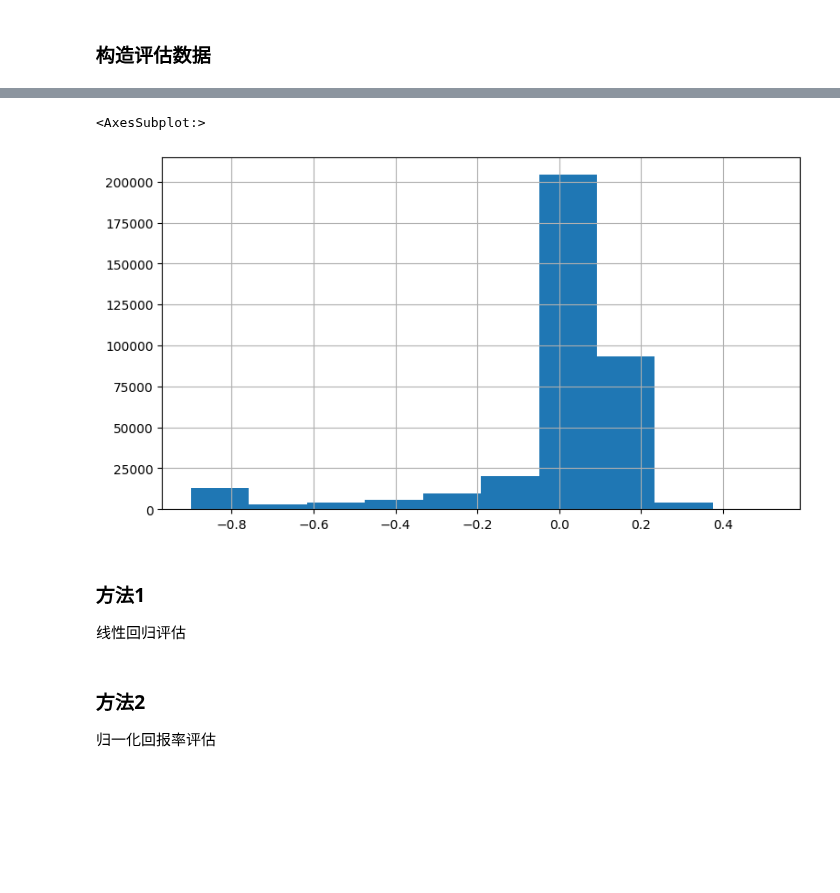
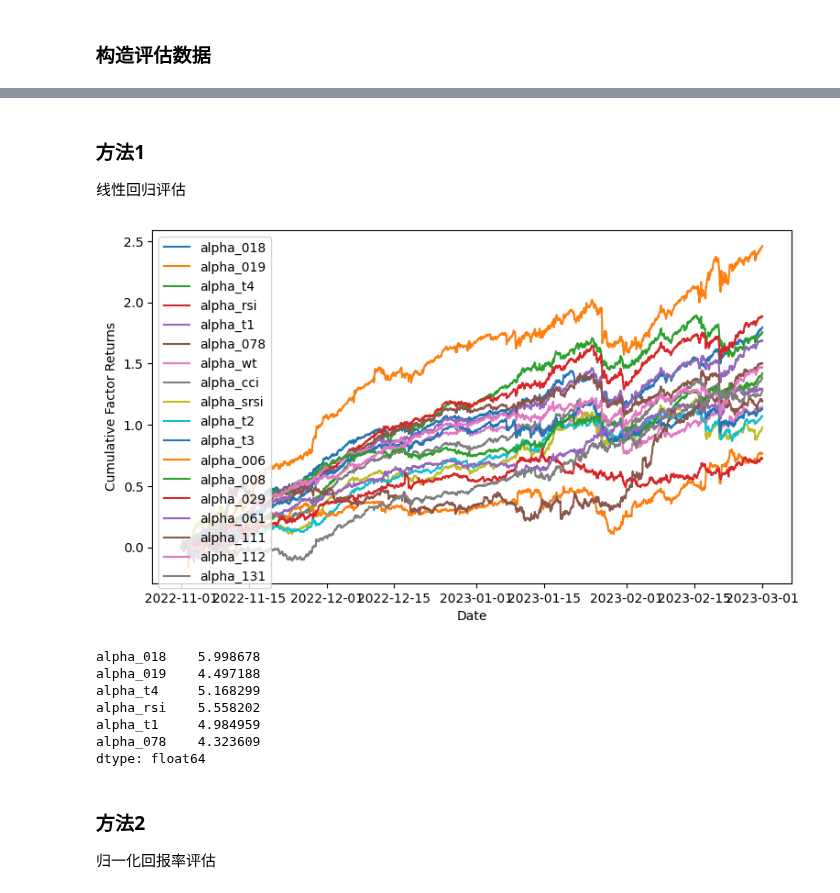
Before and after one commit to JiaRuiming-1/AI-Trading, a Jupyter notebook: alpha_factor/Bitcon_Test.ipynb, the cells around one changed output, grey strips where cells are left out. Cells and saved outputs as stored; diff of their text form; code cells hidden in the pictures; blank space fills up the shorter version.

```diff
--- a/alpha_factor/Bitcon_Test.ipynb
+++ b/alpha_factor/Bitcon_Test.ipynb
@@ -482,33 +395,17 @@ def estimate_factor_returns(df, name='alpha_'):
         results = results.append(result.params)
     return results
 # %%
-alpha_field  = [
-        'alpha_kama2','alpha_atr', 'alpha_wt', 'alpha_wtr', 'alpha_cci', 'alpha_srsi','alpha_rsi',
-        'alpha_ppo', 'alpha_supertrend', 'alpha_kama', 'alpha_t1', 'alpha_t2', 'alpha_t3', 'alpha_t4',
-        'alpha_026', 'alpha_007', 'alpha_009', 'alpha_010', 'alpha_077', 'alpha_101', 'alpha_111',
-        'alpha_012', 'alpha_015', 'alpha_016', 'alpha_017', 'alpha_018',
-        'alpha_019', 'alpha_021', 'alpha_029', 'alpha_022', 'alpha_028',
-        'alpha_044', 'alpha_078', 'alpha_083', 'alpha_112', 'alpha_040',
-        'alpha_089', 'alpha_110', 'alpha_122', 'alpha_176', 'alpha_190'
-]
-
 base_field = ['ts_code', 'log-ret', 'open', 'high', 'low', 'close', 'volume', 'vwap','trade_date']
 date_and_code = [ 'ts_code', 'returns_2']
 
-start_time = '2022-03-10 00:00:00'
 alpha_df = all_factors[factor_names + date_and_code].copy(deep=True)
-alpha_df = alpha_df.loc[alpha_df.index>=start_time]
+#alpha_df = alpha_df.loc[alpha_df.index<=start_time]
 calendar = alpha_df.index.unique() # int64
 
-alpha_df = keep_top_bottom(alpha_df, alpha_field)
+alpha_df = keep_top_bottom(alpha_df, factor_names)
-# %%
-alpha_df['alpha_atr'].hist()
-# %% [output]
-<AxesSubplot:>
-[figure, removed]
-# %% [markdown]
-### 方法1
-线性回归评估
+# %% [markdown]
+### 方法1
+线性回归评估
 # %%
 ### ols to estimate
 facret = {}
@@ -517,19 +414,39 @@ for dt in tqdm(calendar, desc='regression factor returns'):
 # %%
 ### plot
 date_list = alpha_df.index.unique()
 facret_df = pd.DataFrame(index = date_list)
 
 for ii, dt in zip(calendar,date_list):
-    for alp in alpha_field:
+    for alp in factor_names:
         facret_df.at[dt, alp] = facret[ii][alp]
 
-for column in facret_df.columns:
+# excellent 'alpha_019', 'alpha_018', 'alpha_t3', 'alpha_rsi', 'alpha_022','alpha_078',
+display_field  = [
+        'alpha_018', 'alpha_019', 'alpha_t4', 'alpha_rsi', 'alpha_t1', 'alpha_078',
+        'alpha_wt','alpha_cci',  'alpha_srsi', 'alpha_t2', 'alpha_t3',
+        'alpha_006', 'alpha_008', 'alpha_029', 'alpha_061', 'alpha_111', 'alpha_112', 'alpha_131'
+]
+
+for column in display_field:
     plt.plot(facret_df[column].cumsum(), label=column)
     #plt.plot(facret_df[column], label=column)
 plt.legend(loc='upper left')
 plt.xlabel('Date')
 plt.ylabel('Cumulative Factor Returns')
 plt.show()
+# %% [output]
+[figure, added]
+# %%
+# sharp ratio
+np.sqrt(20*252) * (facret_df[display_field].mean())/ facret_df[display_field].std()
+# %% [output]
+alpha_018    5.998678
+alpha_019    4.497188
+alpha_t4     5.168299
+alpha_rsi    5.558202
+alpha_t1     4.984959
+alpha_078    4.323609
+dtype: float64
 # %% [markdown]
 ### 方法2
 归一化回报率评估
```
Also changed, not shown: parts of 76 cells of this notebook.
